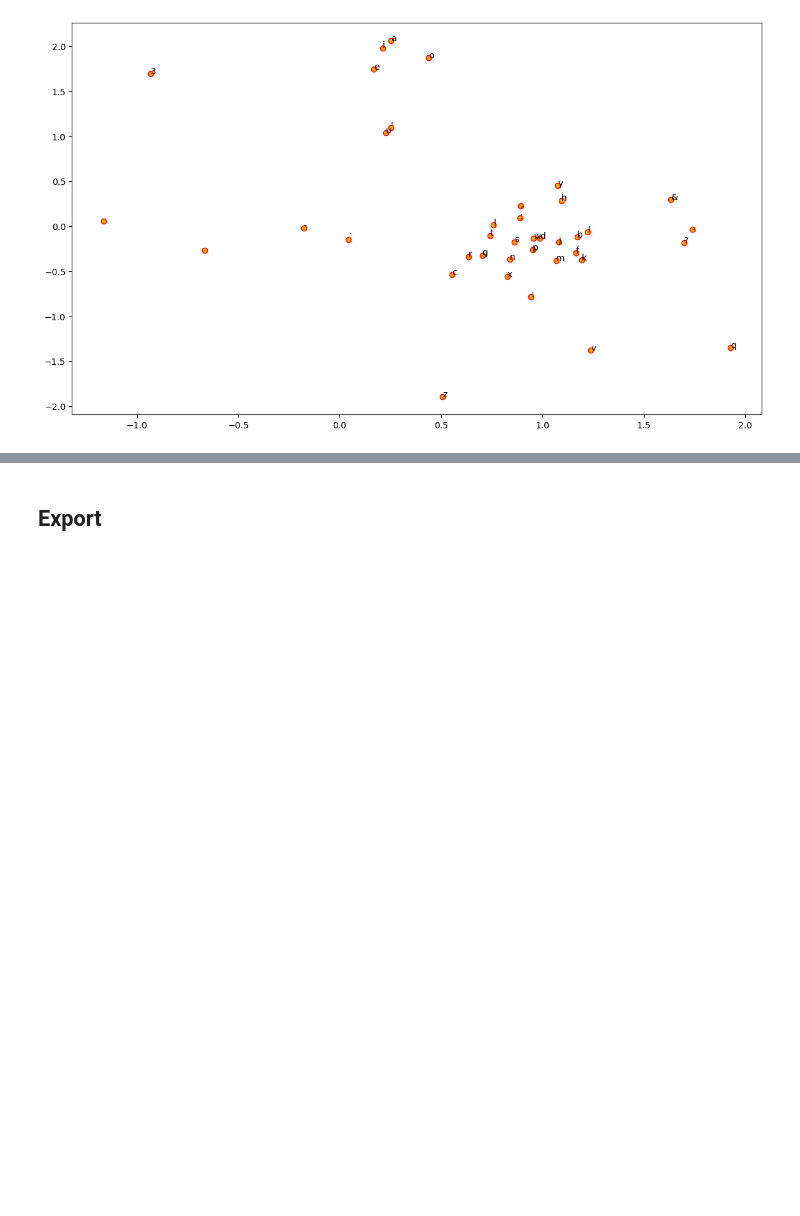
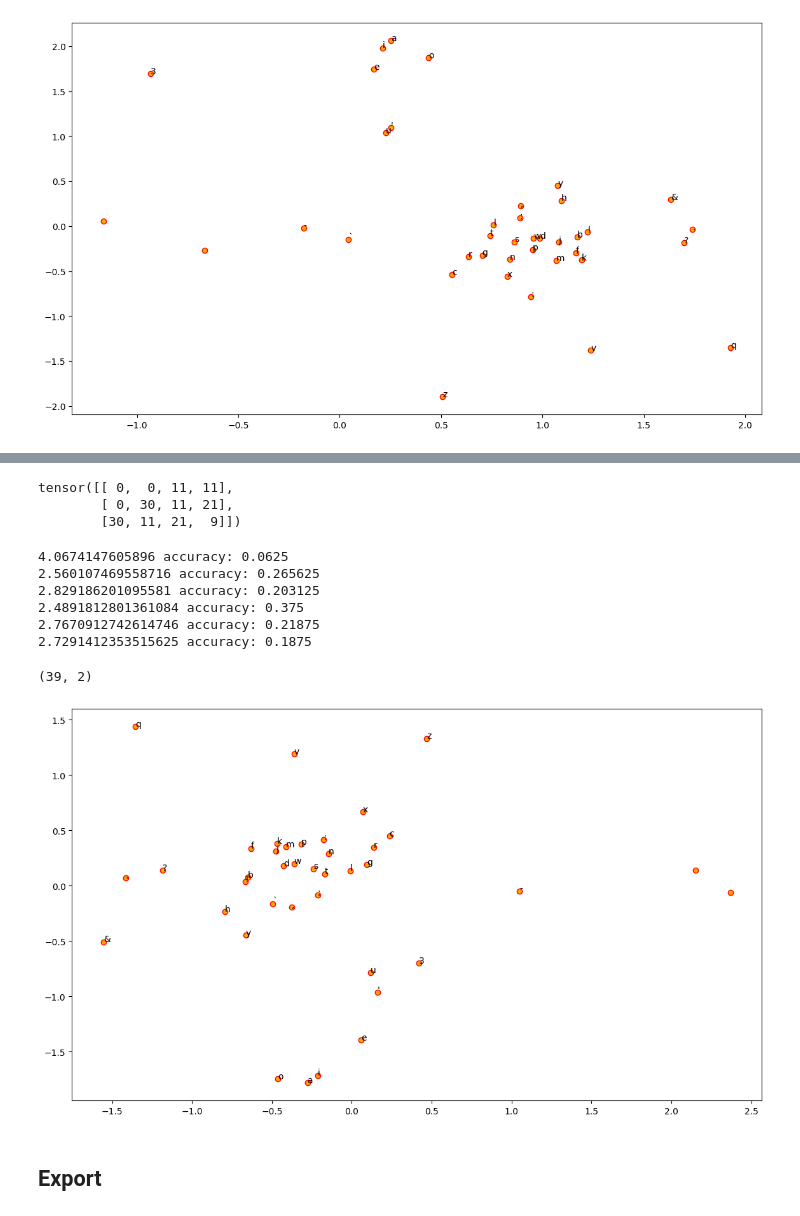
Before and after one commit to numb3r33/paath, a Jupyter notebook: nbs/00_data.ipynb, the cells around one changed output, grey strips where cells are left out. Cells and saved outputs as stored; diff of their text form; code cells hidden in the pictures; blank space fills up the shorter version.

Commit message:
Add support for shuffle datasets.

```diff
--- a/nbs/00_data.ipynb
+++ b/nbs/00_data.ipynb
@@ -302,7 +306,9 @@ T.shape
 (65, 2)
 # %%
 #| eval: false
-plt.figure(figsize=(14, 8))
-plt.scatter(T[ :, 0], T[:, 1], c='orange', edgecolors='r')
-for label, x, y in zip(vocab, T[:, 0], T[:, 1]):
-  plt.annotate(label, xy=(x, y), xytext=(0, 0), textcoords='offset points')
+
+def plot_embeddings(T, vocab):
+  plt.figure(figsize=(14, 8))
+  plt.scatter(T[ :, 0], T[:, 1], c='orange', edgecolors='r')
+  for label, x, y in zip(vocab, T[:, 0], T[:, 1]):
+    plt.annotate(label, xy=(x, y), xytext=(0, 0), textcoords='offset points')
@@ -406,0 +408,10 @@ for label, x, y in zip(vocab, T[:, 0], T[:, 1]):
+# %%
+#| eval: false
+data = get_lowercase_data(sample=False)
+train_data, valid_data = split_train_valid(data)
+
+c     = Counter(data)
+vocab = make_vocab(c)
+cw    = 2
+
+train_ds, valid_ds = Dataset(train_data, vocab, cw=cw), Dataset(valid_data, vocab, cw=cw)
@@ -406,0 +490,12 @@ for label, x, y in zip(vocab, T[:, 0], T[:, 1]):
+# %%
+#| eval: false
+xb, yb = next(iter(valid_dl))
+xb[:3]
+# %% [output]
+tensor([[ 0,  0, 11, 11],
+        [ 0, 30, 11, 21],
+        [30, 11, 21,  9]])
+# %%
+#| eval: false
+embed_size = 2
+model      = CBOW(vocab_size=len(vocab), embed_size=embed_size)
@@ -407,3 +510,40 @@ for label, x, y in zip(vocab, T[:, 0], T[:, 1]):
+# %%
+#| eval: false
+for epoch in range(epochs):
+  for i, (xb, yb) in enumerate(train_dl):
+    preds = model(xb)
+    loss  = loss_func(preds, yb)
+    loss.backward()
+
+    if i==0: print(loss.item(), f'accuracy: {accuracy(preds, yb)}')
+
+    with torch.no_grad():
+      for l in model.layers:
+        if hasattr(l, 'weight'):
+          l.weight -= l.weight.grad * lr
+          l.weight.grad.zero_()
+
+          if hasattr(l, 'bias'):
+            l.bias   -= l.bias.grad * lr
+            l.bias.grad.zero_()
+# %% [output]
+4.0674147605896 accuracy: 0.0625
+2.560107469558716 accuracy: 0.265625
+2.829186201095581 accuracy: 0.203125
+2.4891812801361084 accuracy: 0.375
+2.7670912742614746 accuracy: 0.21875
+2.7291412353515625 accuracy: 0.1875
+# %%
+#| eval: false
+T = model.embed.weight.detach().cpu().numpy()
+T.shape
+# %% [output]
+(39, 2)
+# %%
+#| eval: false
+plot_embeddings(T, vocab)
+# %% [output]
+[figure, added]
 # %% [markdown]
 ## Export
 # %%
```
Also changed, not shown: parts of 21 cells of this notebook.
